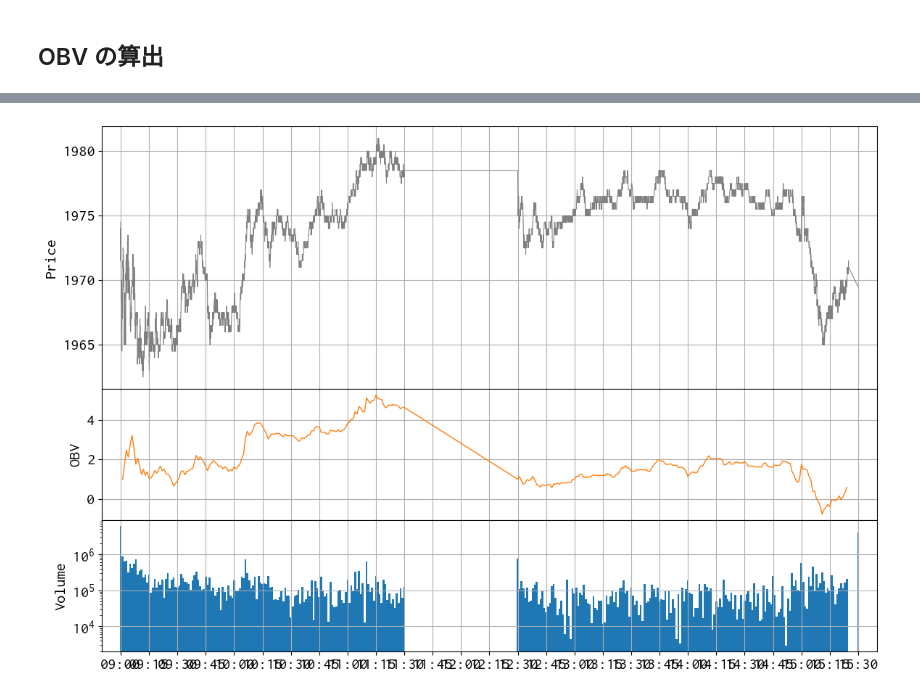
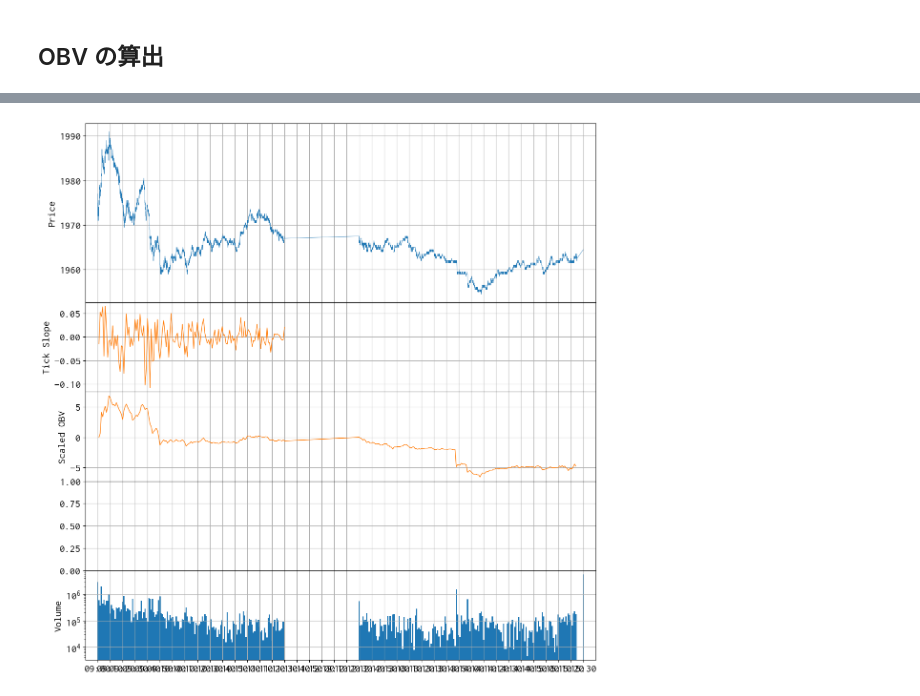
Before and after one commit to bitwalk123/day_trade_simulator, a Jupyter notebook: study_007_psar_obv.ipynb, the cells around one changed output, grey strips where cells are left out. Cells and saved outputs as stored; diff of their text form; code cells hidden in the pictures.

```diff
--- a/study_007_psar_obv.ipynb
+++ b/study_007_psar_obv.ipynb
@@ -18,7 +19,7 @@ from func.tide import get_range_xaxis
 # %%
 interval = '1m'
 code = '8306'
-dateStr = '20250129'
+dateStr = '20250130'
 # %% [markdown]
 ### OHLC データの読み込み
 # %%
@@ -99,7 +168,7 @@ for t, c, v in zip(df_ohlc.index, df_ohlc['Close'], df_ohlc['Volume']):
                 obv -= v / scale
         else:
             scale = v
-            obv = v / scale
+            obv = 0
             obv_started = True
 
         df_ohlc.at[t, 'OBV'] = obv
@@ -135,9 +204,9 @@ font_prop.get_name()
 plt.rcParams['font.family'] = font_prop.get_name()
 plt.rcParams['font.size'] = 16
 
-fig = plt.figure(figsize=(12, 8))
+fig = plt.figure(figsize=(12, 12))
 ax = dict()
-n = 3
+n = 5
 gs = fig.add_gridspec(
     n, 1,
     wspace=0.0, hspace=0.0,
@@ -147,50 +216,88 @@ for i, axis in enumerate(gs.subplots(sharex='col')):
     ax[i] = axis
     ax[i].grid()
 
+# ティックデータ
 ax[0].plot(
     df_tick,
-    linewidth=0.75,
-    color='gray',
+    linewidth=0.5,
+    color='C0',
 )
+
+"""
+# ローソク足チャート（mplfinance を使わない場合）
+td = pd.Timedelta(seconds=30)
+for t in df_ohlc.index:
+    p_open = df_ohlc.at[t, 'Open']
+    p_high = df_ohlc.at[t, 'High']
+    p_low = df_ohlc.at[t, 'Low']
+    p_close = df_ohlc.at[t, 'Close']
+
+    x0 = np.array([t, t])
+    if p_open > p_close:
+        y1 = np.array([p_low, p_close])
+        y2 = np.array([p_open, p_high])
+        r = patches.Rectangle(xy=(t - td, p_close), width=td2, height=p_open - p_close, ec='black', fc='black', lw=0.5, alpha=0.75)
+    else:
+        y1 = np.array([p_low, p_open])
+        y2 = np.array([p_close, p_high])
+        r = patches.Rectangle(xy=(t - td, p_open), width=td2, height=p_close - p_open, ec='black', fc='white', lw=0.5, alpha=0.75)
+
+    ax[0].plot(
+        x0, y1,
+        linewidth=0.5,
+        color='black',
+    )
+    ax[0].plot(
+        x0, y2,
+        linewidth=0.5,
+        color='black',
+    )
+    #c = patches.Circle(xy=(0, 0), radius=0.5, fc='g', ec='r')
+    #e = patches.Ellipse(xy=(-0.25, 0), width=0.5, height=0.25, fc='b', ec='y')
+    ax[0].add_patch(r)
+"""
 
 # X軸の時刻刻みを調整
 tick_position, tick_labels = getMajorXTicks2(df_tick)
 ax[0].set_xticks(
     ticks=tick_position,
     labels=tick_labels,
 )
 ax[0].xaxis.set_major_formatter(
     mdates.DateFormatter('%H:%M')
 )
-"""
-ax[0].xaxis.set_minor_locator(
-    mdates.MinuteLocator(interval=5)
-)
-"""
 ax[0].set_xlim(
     get_range_xaxis(df_tick)
 )
-
 ax[0].set_ylabel('Price')
 
 ax[1].plot(
+    se_slope,
+    linewidth=1,
+    color='C1',
+)
+ax[1].set_ylabel('Tick Slope')
+
+ax[2].plot(
     df_ohlc['OBV'],
     linewidth=1,
     color='C1',
 )
-ax[1].set_ylabel('OBV')
+ax[2].set_ylabel('Scaled OBV')
 
-ax[2].bar(
+
+td2 = pd.Timedelta(seconds=60)
+ax[4].bar(
     df_ohlc.index, df_ohlc['Volume'],
-    width=td,
+    width=td2,
     align='center',
     color='C0',
 )
-ax[2].set_yscale('log')
-ax[2].set_ylabel('Volume')
+ax[4].set_yscale('log')
+ax[4].set_ylabel('Volume')
 
 plt.tight_layout()
 plt.savefig('study_007.png')
 plt.show()
 # %% [output]
-[figure, old version]
+[figure, new version]
```
Also changed, not shown: parts of 6 cells of this notebook, 2 other files.
